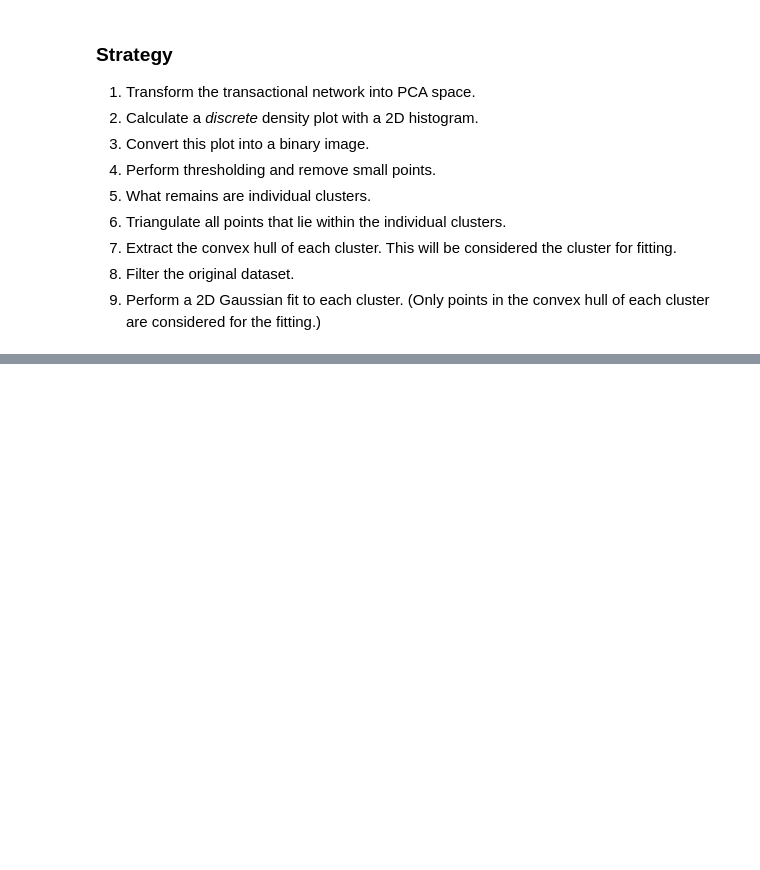
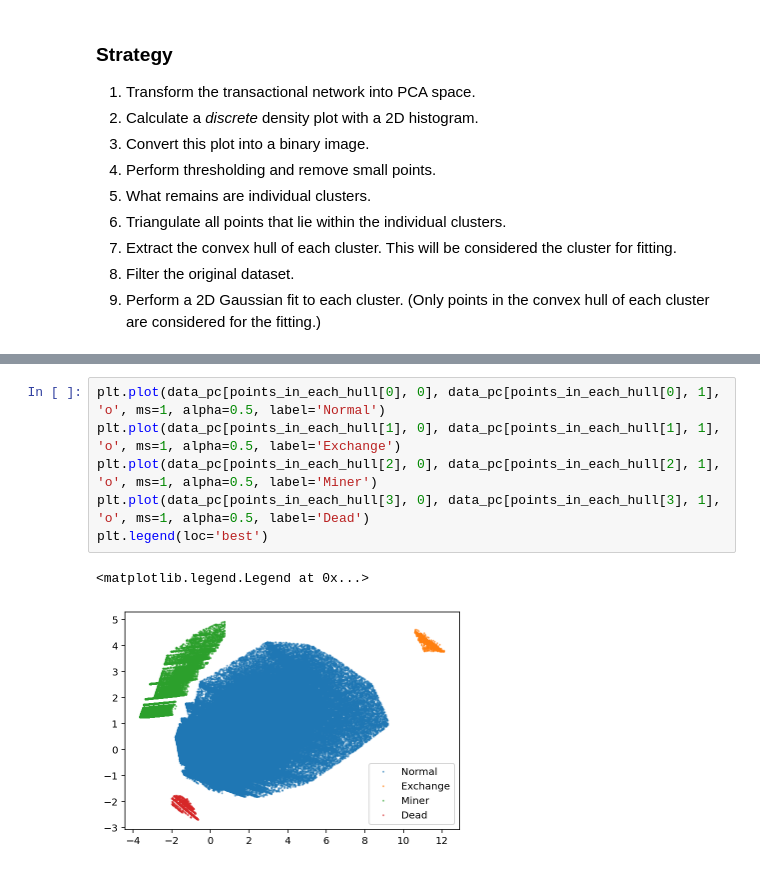
Before and after one commit to beng-starboard/transaction-flow, a Jupyter notebook: notebooks/Probabilistic archetype inference.ipynb, the cells around one changed output, grey strips where cells are left out. Cells and saved outputs as stored; diff of their text form; blank space fills up the shorter version.

```diff
--- a/notebooks/Probabilistic archetype inference.ipynb
+++ b/notebooks/Probabilistic archetype inference.ipynb
@@ -277,0 +339,9 @@ Text(0.5, 1.0, 'Identified clusters')
+# %%
+plt.plot(data_pc[points_in_each_hull[0], 0], data_pc[points_in_each_hull[0], 1], 'o', ms=1, alpha=0.5, label='Normal')
+plt.plot(data_pc[points_in_each_hull[1], 0], data_pc[points_in_each_hull[1], 1], 'o', ms=1, alpha=0.5, label='Exchange')
+plt.plot(data_pc[points_in_each_hull[2], 0], data_pc[points_in_each_hull[2], 1], 'o', ms=1, alpha=0.5, label='Miner')
+plt.plot(data_pc[points_in_each_hull[3], 0], data_pc[points_in_each_hull[3], 1], 'o', ms=1, alpha=0.5, label='Dead')
+plt.legend(loc='best')
+# %% [output]
+<matplotlib.legend.Legend at 0x...>
+[figure, added]
```
Also changed, not shown: parts of 18 cells of this notebook.
